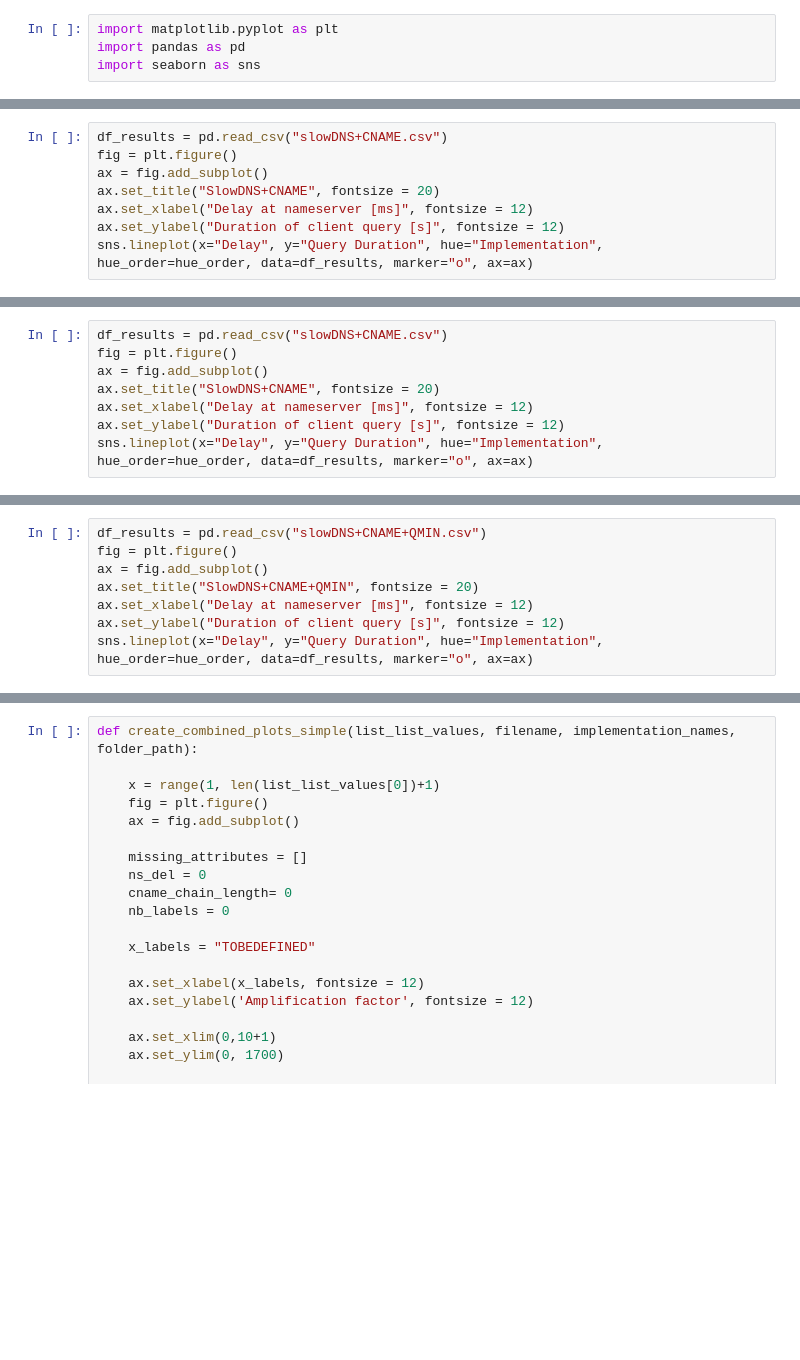
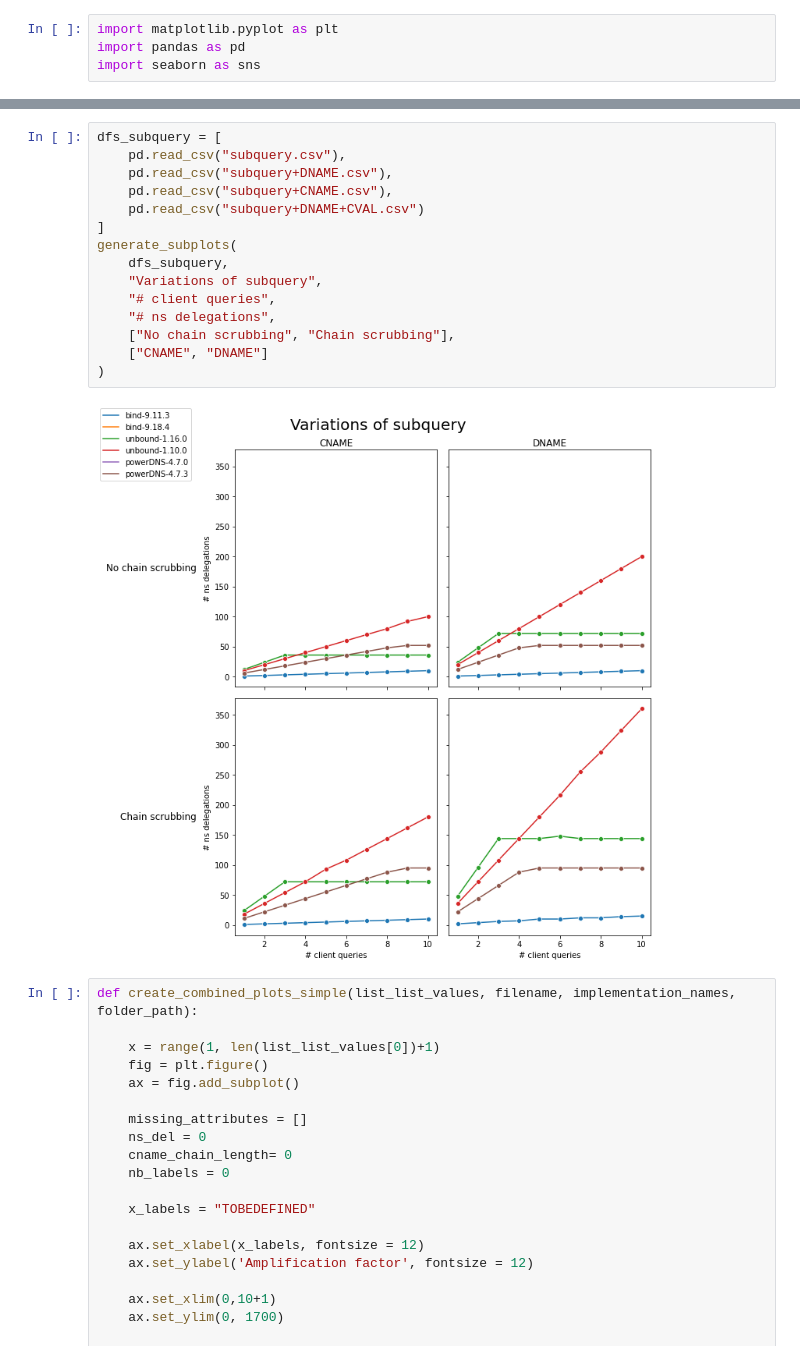
Before and after one commit to jaymoneyjay/dns-testbed, a Jupyter notebook: results/plotter.ipynb, the cells around one changed output, grey strips where cells are left out. Saved outputs shown, nothing was run; the diff lists cells and outputs as text; blank space fills up the shorter version.

```diff
--- a/results/plotter.ipynb
+++ b/results/plotter.ipynb
@@ -73,8 +6,0 @@ sns.lineplot(x="Delay", y="Query Duration", hue="Implementation", hue_order=hue_
-# %%
-df_results = pd.read_csv("slowDNS+CNAME.csv")
-fig = plt.figure()
-ax = fig.add_subplot()
-ax.set_title("SlowDNS+CNAME", fontsize = 20)
-ax.set_xlabel("Delay at nameserver [ms]", fontsize = 12)
-ax.set_ylabel("Duration of client query [s]", fontsize = 12)
-sns.lineplot(x="Delay", y="Query Duration", hue="Implementation", hue_order=hue_order, data=df_results, marker="o", ax=ax)
@@ -84,8 +6,0 @@ sns.lineplot(x="Delay", y="Query Duration", hue="Implementation", hue_order=hue_
-# %%
-df_results = pd.read_csv("slowDNS+CNAME.csv")
-fig = plt.figure()
-ax = fig.add_subplot()
-ax.set_title("SlowDNS+CNAME", fontsize = 20)
-ax.set_xlabel("Delay at nameserver [ms]", fontsize = 12)
-ax.set_ylabel("Duration of client query [s]", fontsize = 12)
-sns.lineplot(x="Delay", y="Query Duration", hue="Implementation", hue_order=hue_order, data=df_results, marker="o", ax=ax)
@@ -95,8 +6,0 @@ sns.lineplot(x="Delay", y="Query Duration", hue="Implementation", hue_order=hue_
-# %%
-df_results = pd.read_csv("slowDNS+CNAME+QMIN.csv")
-fig = plt.figure()
-ax = fig.add_subplot()
-ax.set_title("SlowDNS+CNAME+QMIN", fontsize = 20)
-ax.set_xlabel("Delay at nameserver [ms]", fontsize = 12)
-ax.set_ylabel("Duration of client query [s]", fontsize = 12)
-sns.lineplot(x="Delay", y="Query Duration", hue="Implementation", hue_order=hue_order, data=df_results, marker="o", ax=ax)
@@ -135,3 +109,20 @@ figure.tight_layout()
+# %%
+dfs_subquery = [
+    pd.read_csv("subquery.csv"),
+    pd.read_csv("subquery+DNAME.csv"),
+    pd.read_csv("subquery+CNAME.csv"),
+    pd.read_csv("subquery+DNAME+CVAL.csv")
+]
+generate_subplots(
+    dfs_subquery,
+    "Variations of subquery",
+    "# client queries",
+    "# ns delegations",
+    ["No chain scrubbing", "Chain scrubbing"],
+    ["CNAME", "DNAME"]
+)
+# %% [output]
+[figure, added]
 # %%
 def create_combined_plots_simple(list_list_values, filename, implementation_names, folder_path):
 
```
Also changed, not shown: parts of 14 cells of this notebook, 10 other files.
